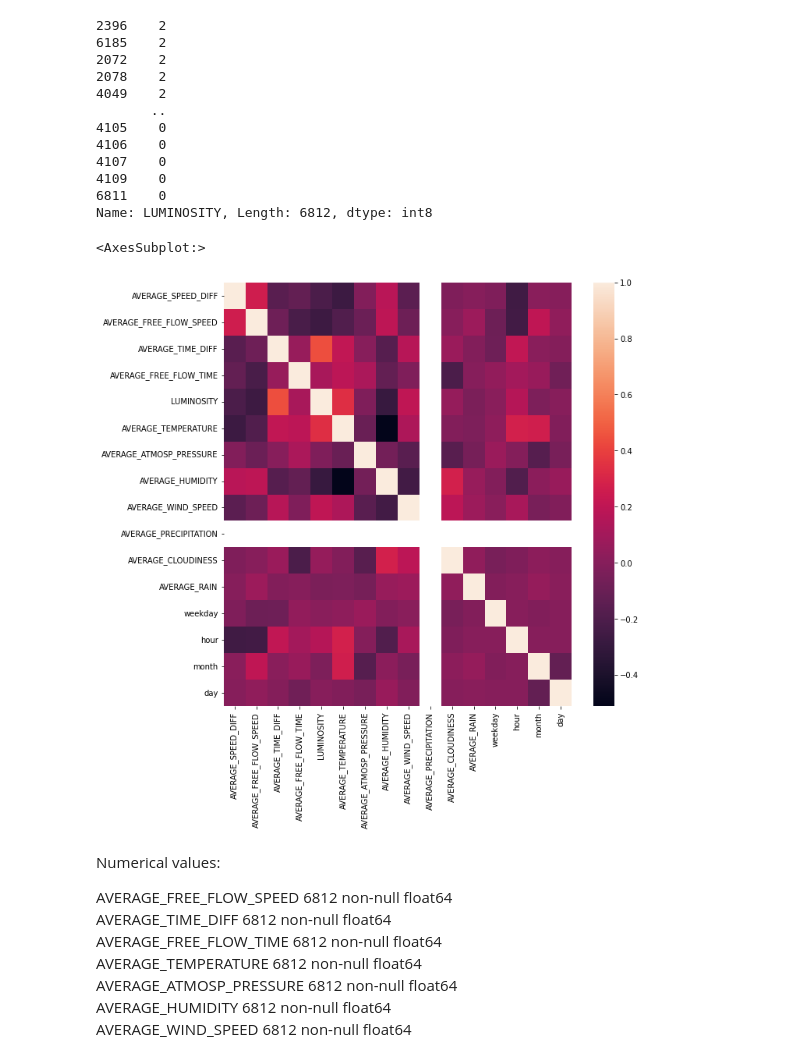
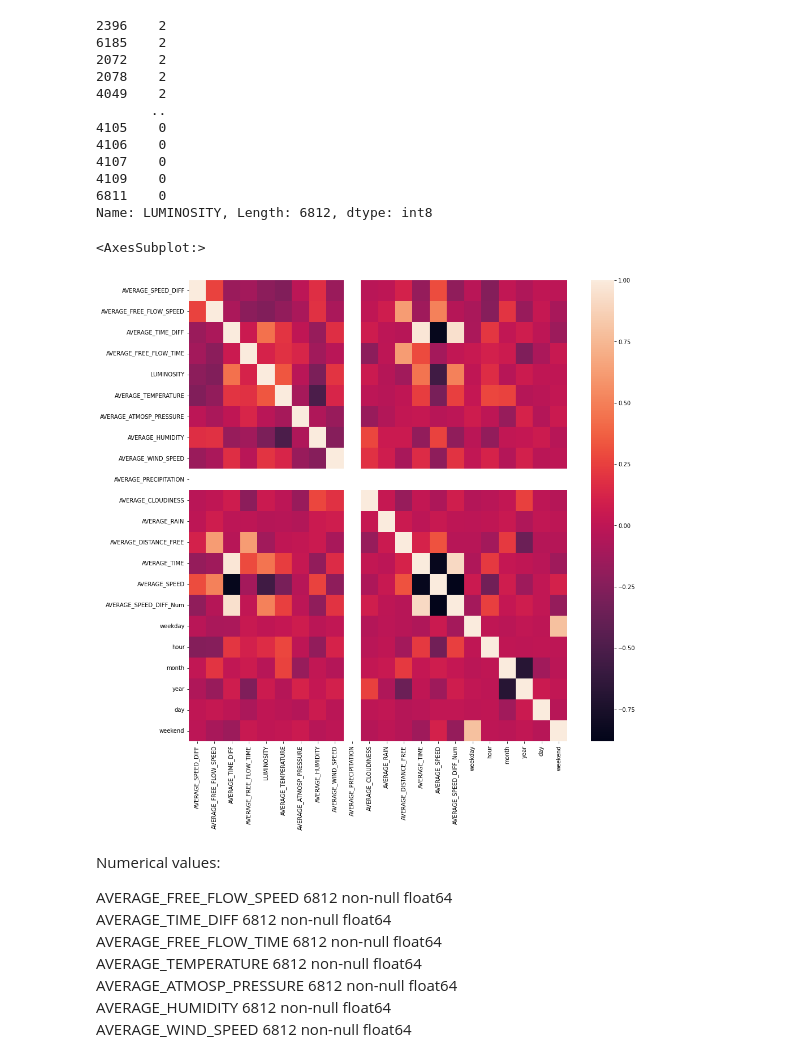
Before and after one commit to LuisPereira23/DAA-21-22, a Jupyter notebook: KaggleV2/trainV2.ipynb, the cells around one changed output. Saved outputs shown, nothing was run; the diff lists cells and outputs as text; code cells hidden in the pictures.

```diff
--- a/KaggleV2/trainV2.ipynb
+++ b/KaggleV2/trainV2.ipynb
@@ -46,0 +51,4 @@ memory usage: 745.2+ KB
+# %%
+training['AVERAGE_SPEED'] =  training['AVERAGE_DISTANCE_FREE'] / training['AVERAGE_TIME']
+# %%
+training['AVERAGE_SPEED_DIFF_Num'] =  training['AVERAGE_FREE_FLOW_SPEED'] - training['AVERAGE_SPEED']
@@ -107,8 +124,16 @@ trainingWork['record_date'] = pd.to_datetime(trainingWork['record_date'])
 trainingWork['weekday'] = trainingWork['record_date'].dt.dayofweek
 trainingWork['hour'] = trainingWork['record_date'].dt.hour
 trainingWork['month'] = trainingWork['record_date'].dt.month
-#trainingWork['year'] = trainingWork['record_date'].dt.year
+trainingWork['year'] = trainingWork['record_date'].dt.year
 trainingWork['day'] = trainingWork['record_date'].dt.day
+# %%
+def applyer(row):
+    if row == 5 or row == 6:
+        return 1
+    else:
+        return 0
+temp2 = trainingWork['weekday'].apply(applyer)
+trainingWork['weekend']=temp2
 # %%
 #trainingWork = trainingWork.drop(['city_name','record_date','AVERAGE_PRECIPITATION'],axis=1)
 # %%
@@ -209,11 +234,11 @@ corr['LUMINOSITY'].sort_values(ascending=False)
 6811    0
 Name: LUMINOSITY, Length: 6812, dtype: int8
 # %%
-fig, ax = plt.subplots(figsize=(10,10))
+fig, ax = plt.subplots(figsize=(15,15))
 sns.heatmap(corr.corr())
 # %% [output]
 <AxesSubplot:>
-[figure, old version]
+[figure, new version]
 # %%
 #trainingWork['AVERAGE_WIND_SPEED'] = np.log(trainingWork.AVERAGE_WIND_SPEED+1)
 #trainingWork['AVERAGE_TIME_DIFF'] = np.log(trainingWork.AVERAGE_TIME_DIFF+1)
```
Also changed, not shown: parts of 57 cells of this notebook, 6 other files.
